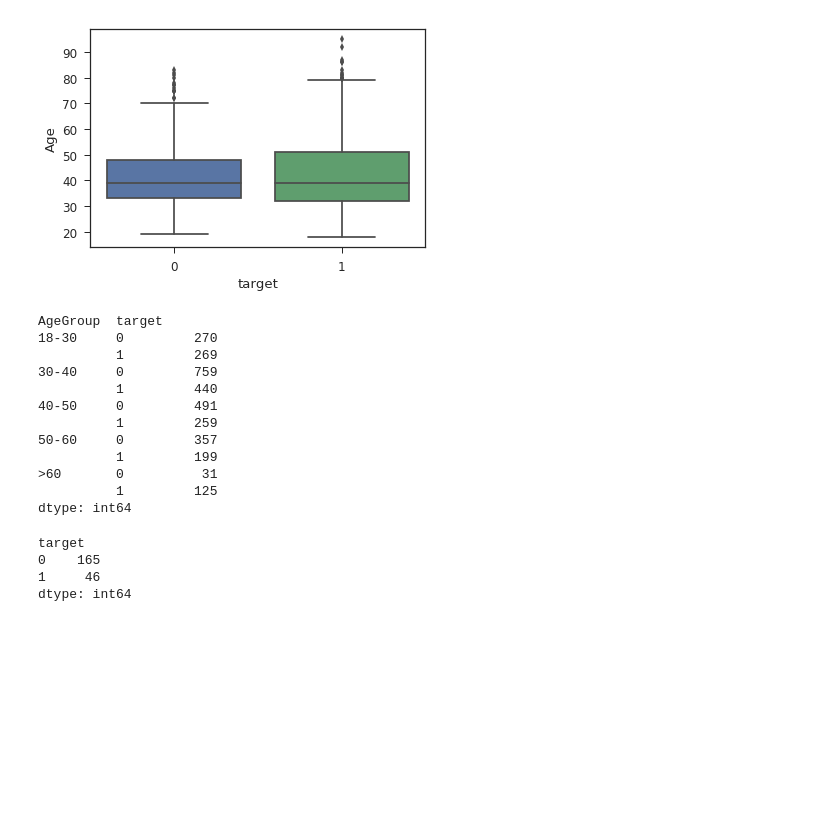
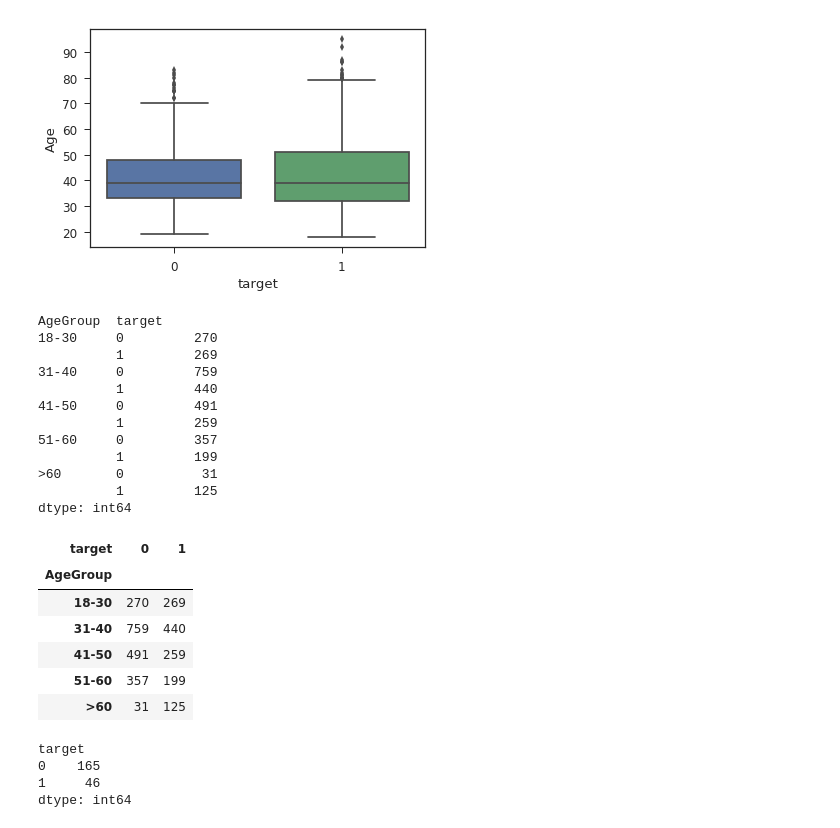
Before and after one commit to VigneshTCD/car_insurance_analysis, a Jupyter notebook: notebooks/EDA.ipynb, the cells around one changed output. Saved outputs shown, nothing was run; the diff lists cells and outputs as text; code cells hidden in the pictures; blank space fills up the shorter version.

```diff
--- a/notebooks/EDA.ipynb
+++ b/notebooks/EDA.ipynb
@@ -657,3 +686,21 @@ NoOfContacts  target
 41            0           1
 43            0           1
 dtype: int64
+# %%
+def no_of_contacts_category(x):
+
+
+    if (x>0 and x<=3):
+        return '1-3'
+    elif (x>3 and x<=8):
+        return '4-8'
+    else:
+        return '>8'
+
+X_train['NoOfContactsCategory'] = X_train.NoOfContacts.apply(lambda x : no_of_contacts_category(x))
+
+# plt.figure(figsize=(10, 10))
+# sns.set(font_scale= 1.2)
+# sns.countplot(data=X_train, x='NoOfContactsCategory', hue='target')
+
+pd.crosstab(X_train['NoOfContactsCategory'], X_train['target'])
@@ -725,11 +778,11 @@ def age_group(x):
     if x>=18 and x<=30:
         return '18-30'
     elif x>30 and x<=40:
-        return '30-40'
+        return '31-40'
     elif x>40 and x<=50:
-        return '40-50'
+        return '41-50'
     elif x>50 and x<=60:
-        return '50-60'
+        return '51-60'
     elif x>60:
         return '>60'
 
@@ -740,15 +793,25 @@ X_train.groupby(['AgeGroup', 'target']).size()
 AgeGroup  target
 18-30     0         270
           1         269
-30-40     0         759
+31-40     0         759
           1         440
-40-50     0         491
+41-50     0         491
           1         259
-50-60     0         357
+51-60     0         357
           1         199
 >60       0          31
           1         125
 dtype: int64
+# %%
+pd.crosstab(X_train.AgeGroup, X_train.target)
+# %% [output]
+| target | 0 | 1 |
+| AgeGroup |  |  |
+| 18-30 | 270 | 269 |
+| 31-40 | 759 | 440 |
+| 41-50 | 491 | 259 |
+| 51-60 | 357 | 199 |
+| >60 | 31 | 125 |
 # %%
 X_train[X_train['Balance']<0].groupby('target').size()
 # %% [output]
```
Also changed, not shown: parts of 7 cells of this notebook, 2 other files.
